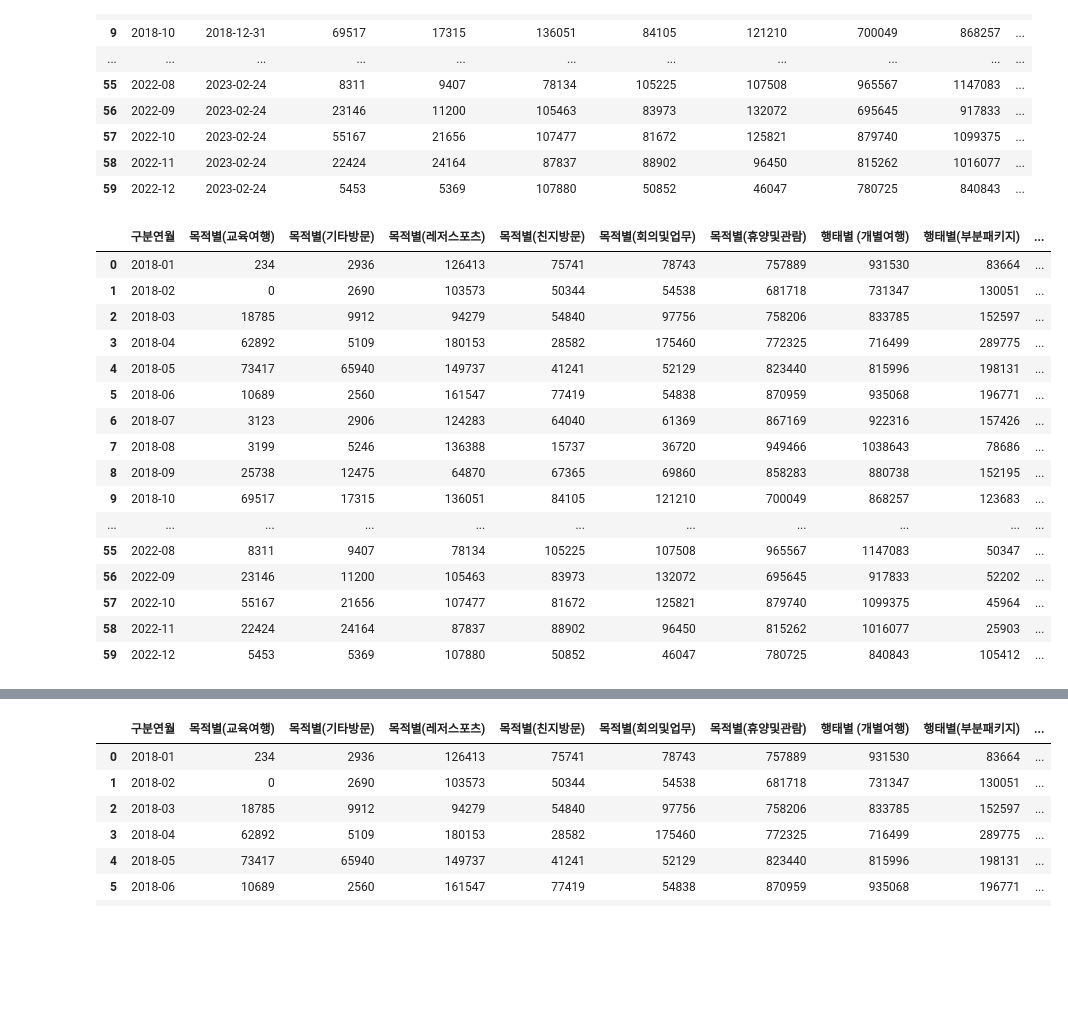
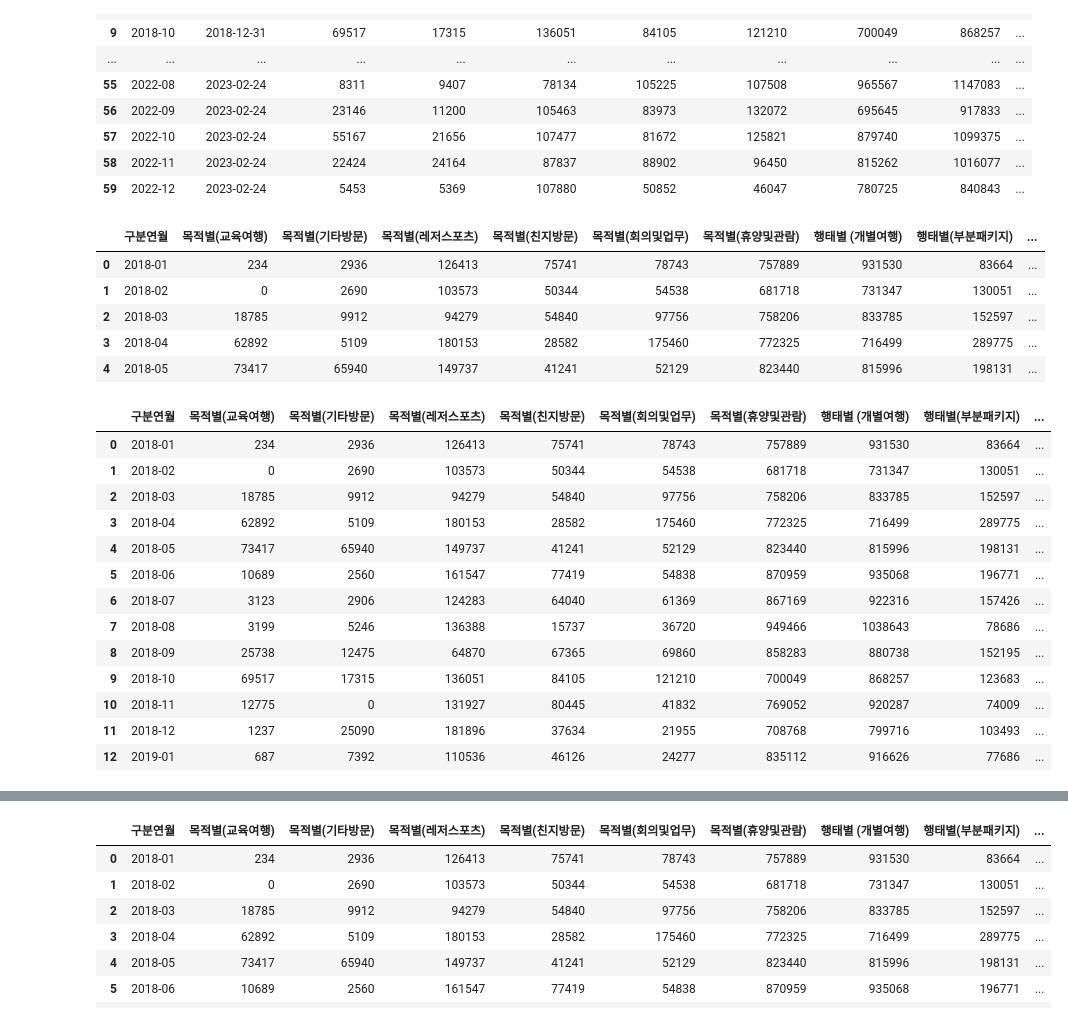
Before and after one commit to HaJeong-K/Jeju_project, a Jupyter notebook: 제주_관광객,날씨_API.ipynb, the cells around one changed output, grey strips where cells are left out. Saved outputs shown, nothing was run; the diff lists cells and outputs as text; code cells hidden in the pictures; blank space fills up the shorter version.

```diff
--- a/제주_관광객,날씨_API.ipynb
+++ b/제주_관광객,날씨_API.ipynb
@@ -486,22 +425,28 @@ result
 | 59 | 2022-12 | 2023-02-24 | 5453 | 5369 | 107880 | 50852 | 46047 | 780725 | 840843 | ... |
 # %%
 result = result.drop(columns=['데이터기준일자','관련부서'])
-result
+result.head()
 # %% [output]
 |  | 구분연월 | 목적별(교육여행) | 목적별(기타방문) | 목적별(레저스포츠) | 목적별(친지방문) | 목적별(회의및업무) | 목적별(휴양및관람) | 행태별 (개별여행) | 행태별(부분패키지) | ... |
 | 0 | 2018-01 | 234 | 2936 | 126413 | 75741 | 78743 | 757889 | 931530 | 83664 | ... |
 | 1 | 2018-02 | 0 | 2690 | 103573 | 50344 | 54538 | 681718 | 731347 | 130051 | ... |
 | 2 | 2018-03 | 18785 | 9912 | 94279 | 54840 | 97756 | 758206 | 833785 | 152597 | ... |
 | 3 | 2018-04 | 62892 | 5109 | 180153 | 28582 | 175460 | 772325 | 716499 | 289775 | ... |
 | 4 | 2018-05 | 73417 | 65940 | 149737 | 41241 | 52129 | 823440 | 815996 | 198131 | ... |
-| 5 | 2018-06 | 10689 | 2560 | 161547 | 77419 | 54838 | 870959 | 935068 | 196771 | ... |
-| 6 | 2018-07 | 3123 | 2906 | 124283 | 64040 | 61369 | 867169 | 922316 | 157426 | ... |
-| 7 | 2018-08 | 3199 | 5246 | 136388 | 15737 | 36720 | 949466 | 1038643 | 78686 | ... |
-| 8 | 2018-09 | 25738 | 12475 | 64870 | 67365 | 69860 | 858283 | 880738 | 152195 | ... |
-| 9 | 2018-10 | 69517 | 17315 | 136051 | 84105 | 121210 | 700049 | 868257 | 123683 | ... |
-| ... | ... | ... | ... | ... | ... | ... | ... | ... | ... | ... |
-| 55 | 2022-08 | 8311 | 9407 | 78134 | 105225 | 107508 | 965567 | 1147083 | 50347 | ... |
-| 56 | 2022-09 | 23146 | 11200 | 105463 | 83973 | 132072 | 695645 | 917833 | 52202 | ... |
-| 57 | 2022-10 | 55167 | 21656 | 107477 | 81672 | 125821 | 879740 | 1099375 | 45964 | ... |
-| 58 | 2022-11 | 22424 | 24164 | 87837 | 88902 | 96450 | 815262 | 1016077 | 25903 | ... |
-| 59 | 2022-12 | 5453 | 5369 | 107880 | 50852 | 46047 | 780725 | 840843 | 105412 | ... |
+# %%
+result.head(13)
+# %% [output]
+|  | 구분연월 | 목적별(교육여행) | 목적별(기타방문) | 목적별(레저스포츠) | 목적별(친지방문) | 목적별(회의및업무) | 목적별(휴양및관람) | 행태별 (개별여행) | 행태별(부분패키지) | ... |
+| 0 | 2018-01 | 234 | 2936 | 126413 | 75741 | 78743 | 757889 | 931530 | 83664 | ... |
+| 1 | 2018-02 | 0 | 2690 | 103573 | 50344 | 54538 | 681718 | 731347 | 130051 | ... |
+| 2 | 2018-03 | 18785 | 9912 | 94279 | 54840 | 97756 | 758206 | 833785 | 152597 | ... |
+| 3 | 2018-04 | 62892 | 5109 | 180153 | 28582 | 175460 | 772325 | 716499 | 289775 | ... |
+| 4 | 2018-05 | 73417 | 65940 | 149737 | 41241 | 52129 | 823440 | 815996 | 198131 | ... |
+| 5 | 2018-06 | 10689 | 2560 | 161547 | 77419 | 54838 | 870959 | 935068 | 196771 | ... |
+| 6 | 2018-07 | 3123 | 2906 | 124283 | 64040 | 61369 | 867169 | 922316 | 157426 | ... |
+| 7 | 2018-08 | 3199 | 5246 | 136388 | 15737 | 36720 | 949466 | 1038643 | 78686 | ... |
+| 8 | 2018-09 | 25738 | 12475 | 64870 | 67365 | 69860 | 858283 | 880738 | 152195 | ... |
+| 9 | 2018-10 | 69517 | 17315 | 136051 | 84105 | 121210 | 700049 | 868257 | 123683 | ... |
+| 10 | 2018-11 | 12775 | 0 | 131927 | 80445 | 41832 | 769052 | 920287 | 74009 | ... |
+| 11 | 2018-12 | 1237 | 25090 | 181896 | 37634 | 21955 | 708768 | 799716 | 103493 | ... |
+| 12 | 2019-01 | 687 | 7392 | 110536 | 46126 | 24277 | 835112 | 916626 | 77686 | ... |
```
Also changed, not shown: parts of 14 cells of this notebook.
